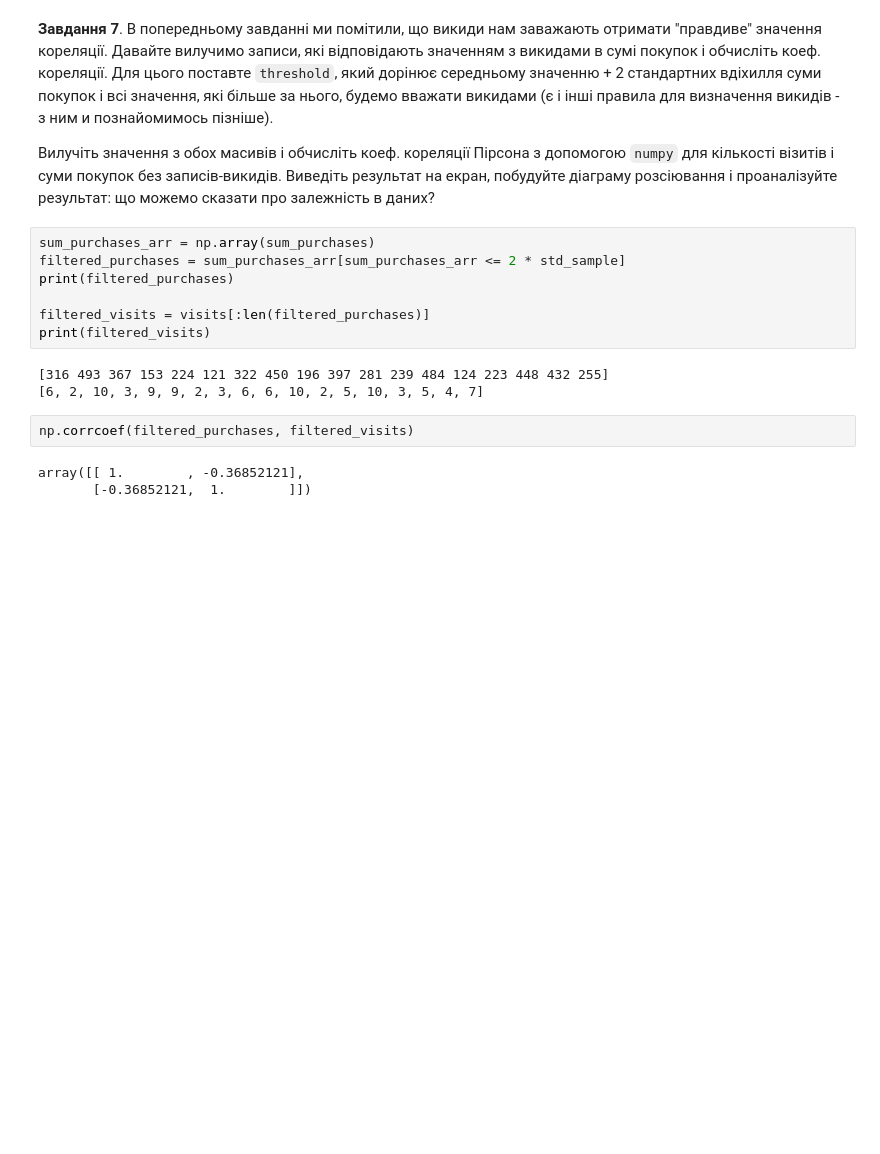
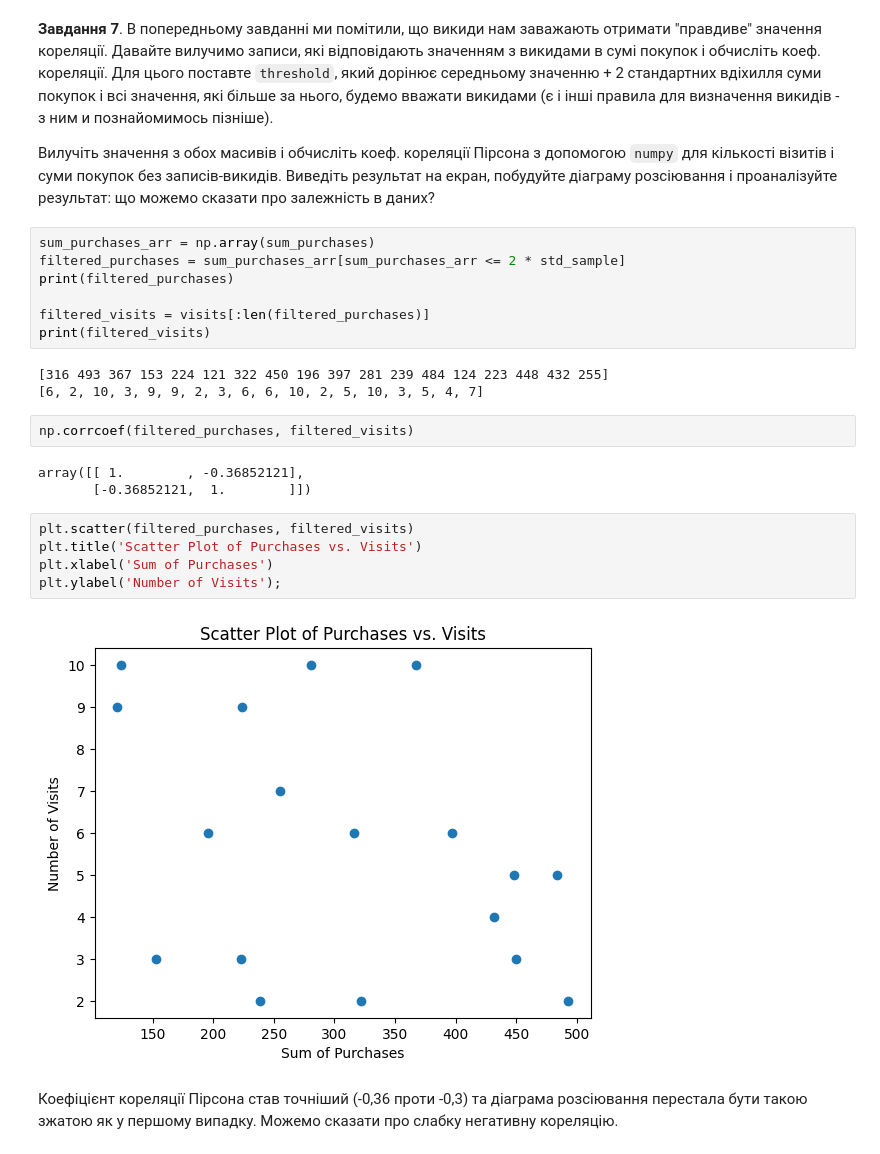
Before and after one commit to Johnny-Jackpot/python_for_ml_tasks, a Jupyter notebook: 1.1 Світ штучного інтелекту/Домашнє_завдання_Основи_статистики.ipynb, the cells around one changed output. Drawn from its saved outputs; the diff is of its cells as text; blank space fills up the shorter version.

```diff
--- a/1.1 Світ штучного інтелекту/Домашнє_завдання_Основи_статистики.ipynb
+++ b/1.1 Світ штучного інтелекту/Домашнє_завдання_Основи_статистики.ipynb
@@ -185,3 +185,12 @@ np.corrcoef(filtered_purchases, filtered_visits)
 # %% [output]
 array([[ 1.        , -0.36852121],
        [-0.36852121,  1.        ]])
+# %%
+plt.scatter(filtered_purchases, filtered_visits)
+plt.title('Scatter Plot of Purchases vs. Visits')
+plt.xlabel('Sum of Purchases')
+plt.ylabel('Number of Visits');
+# %% [output]
+[figure, added]
+# %% [markdown]
+Коефіцієнт кореляції Пірсона став точніший (-0,36 проти -0,3) та діаграма розсіювання перестала бути такою зжатою як у першому випадку. Можемо сказати про слабку негативну кореляцію.
```
Also changed, not shown: parts of 2 cells of this notebook.
